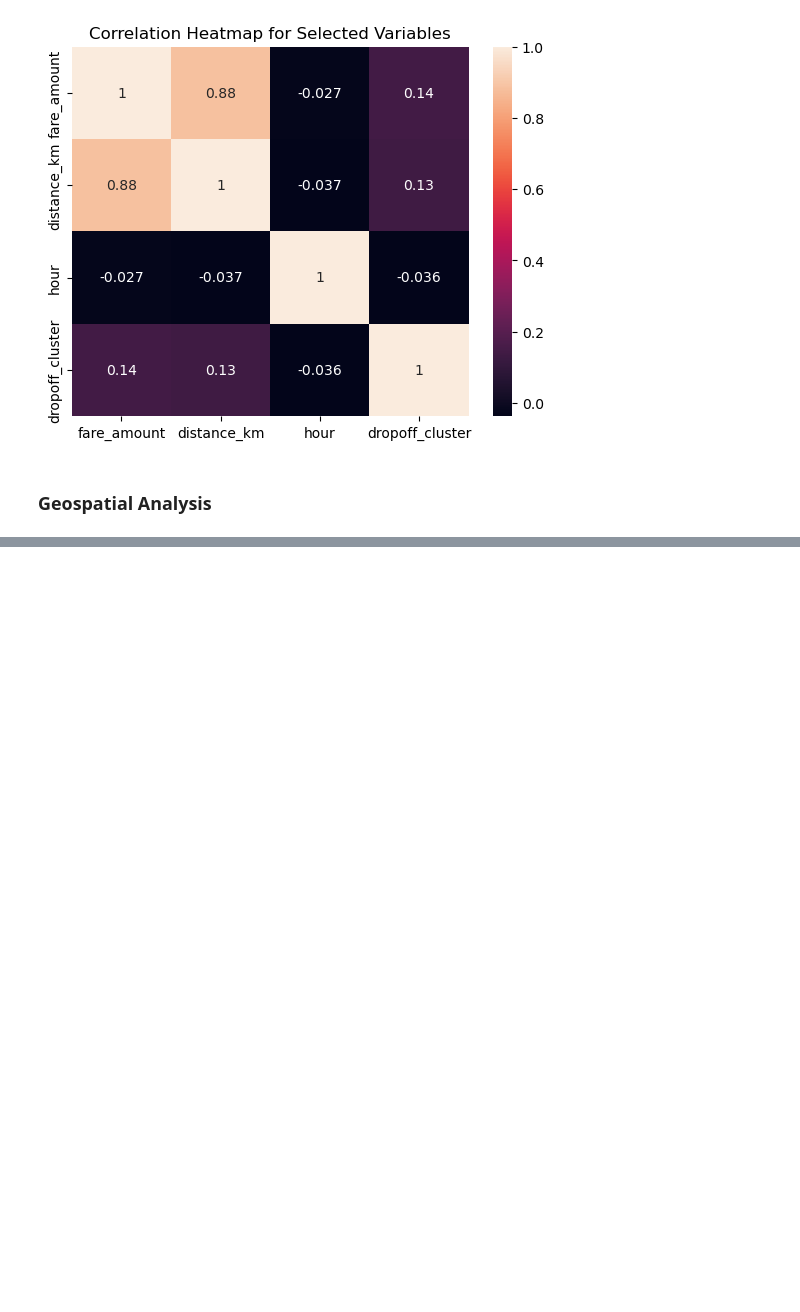
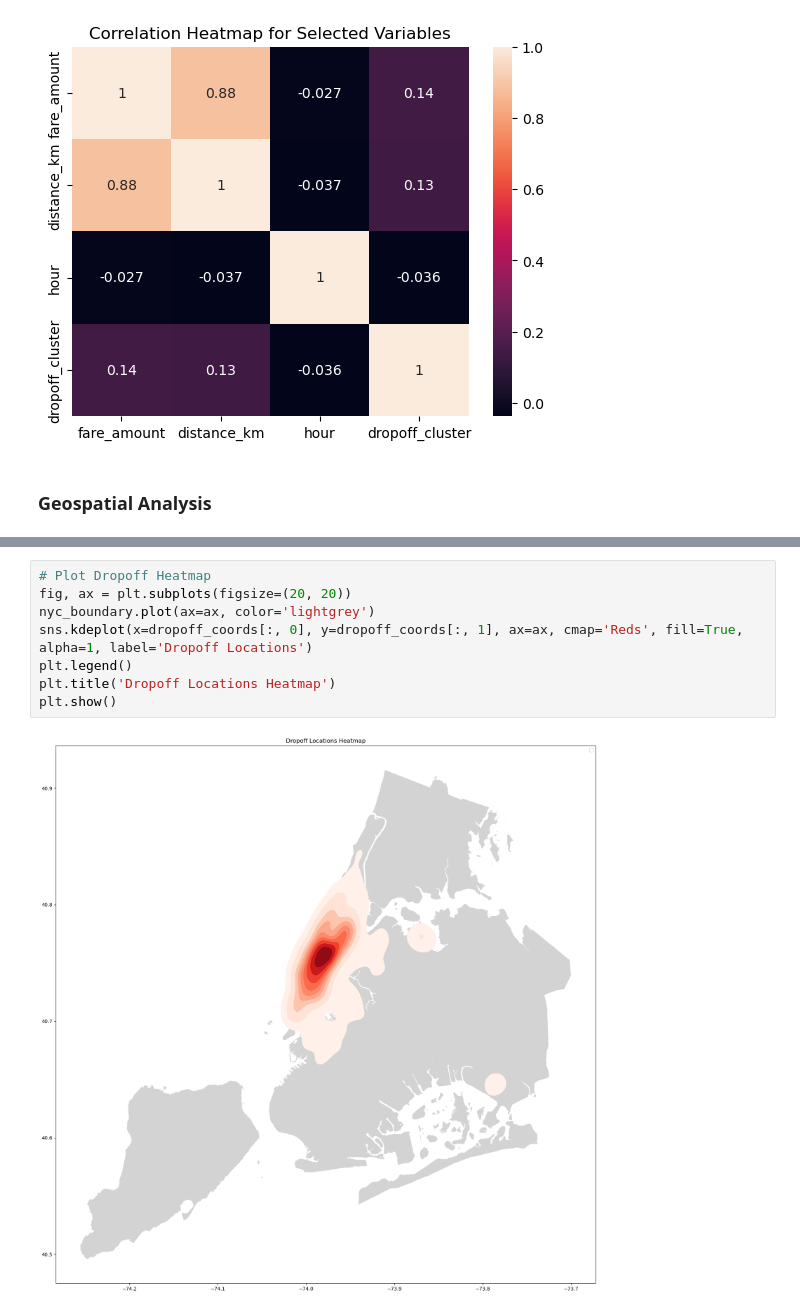
Before and after one commit to Mannvika/FinalProject, a Jupyter notebook: FinalProject.ipynb, the cells around one changed output, grey strips where cells are left out. Drawn from its saved outputs; the diff is of its cells as text; blank space fills up the shorter version.

```diff
--- a/FinalProject.ipynb
+++ b/FinalProject.ipynb
@@ -191,0 +208,10 @@ plt.show()
+# %%
+# Plot Dropoff Heatmap
+fig, ax = plt.subplots(figsize=(20, 20))
+nyc_boundary.plot(ax=ax, color='lightgrey')
+sns.kdeplot(x=dropoff_coords[:, 0], y=dropoff_coords[:, 1], ax=ax, cmap='Reds', fill=True, alpha=1, label='Dropoff Locations')
+plt.legend()
+plt.title('Dropoff Locations Heatmap')
+plt.show()
+# %% [output]
+[figure, added]
```
Also changed, not shown: parts of 12 cells of this notebook.
